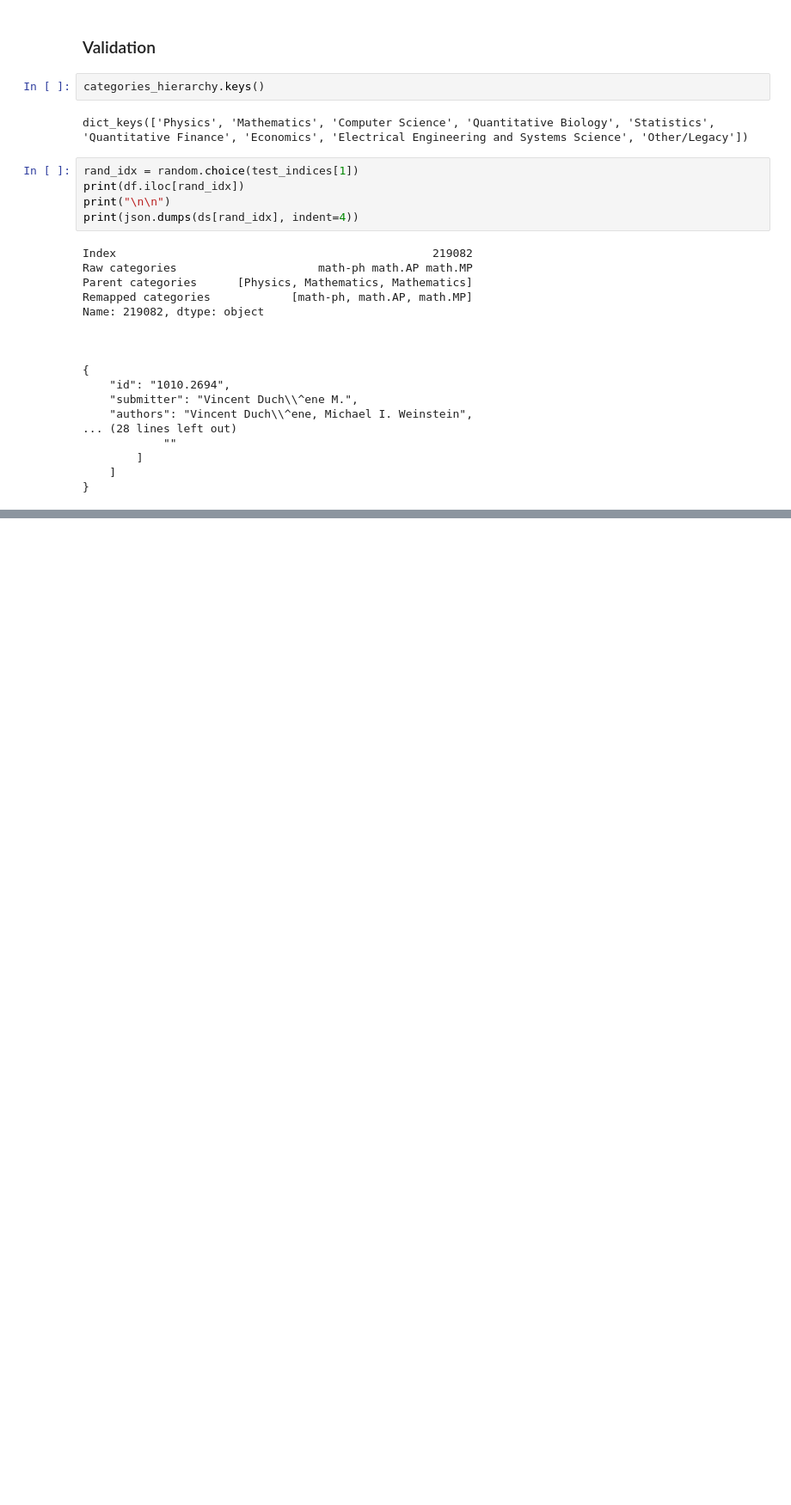
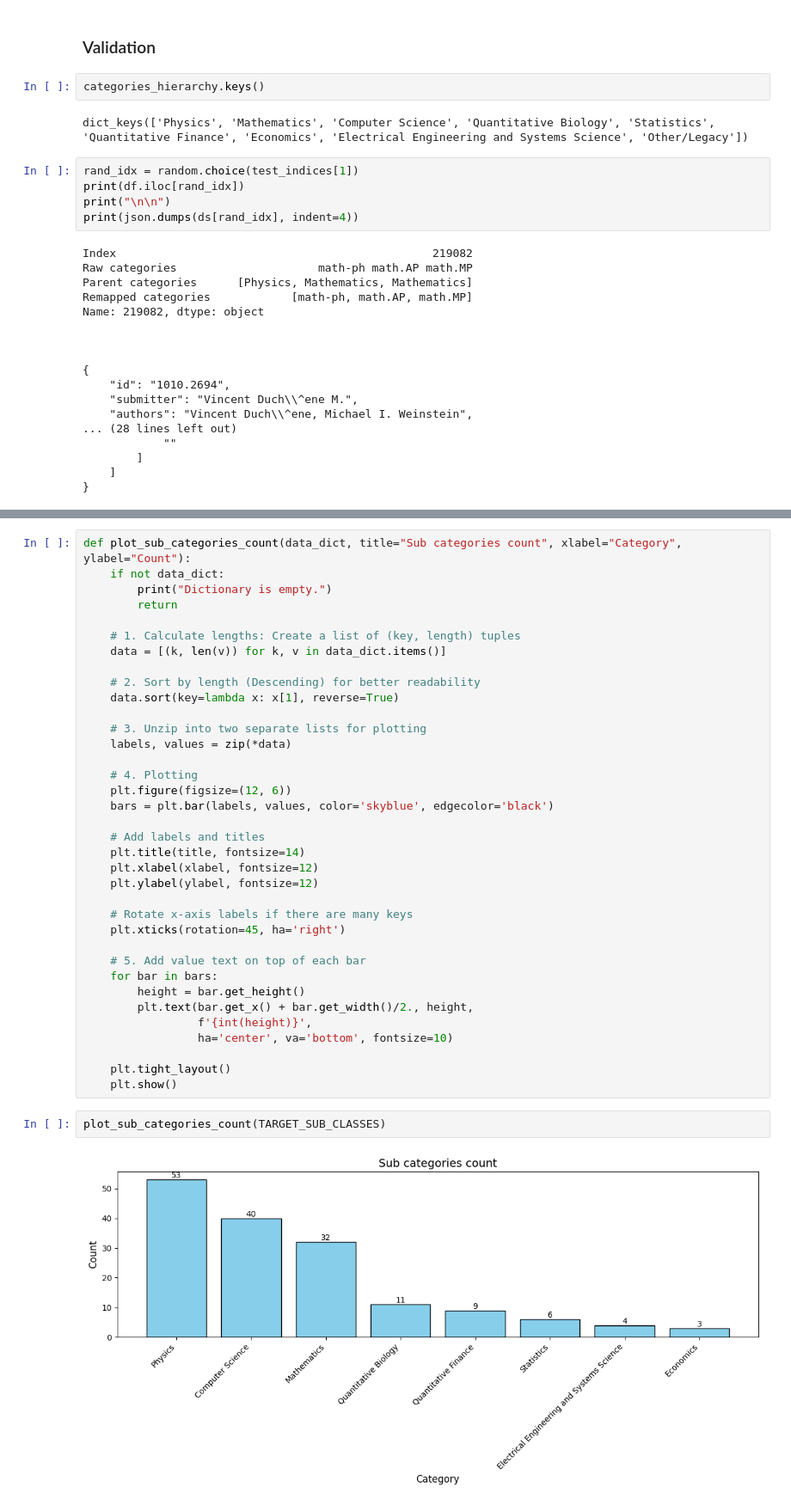
Before and after one commit to ShtiliyanUzunov/proj_irisai_interview, a Jupyter notebook: data_selection.ipynb, the cells around one changed output, grey strips where cells are left out. Shown at 86% size. Drawn from its saved outputs; the diff is of its cells as text; blank space fills up the shorter version.

```diff
--- a/data_selection.ipynb
+++ b/data_selection.ipynb
@@ -180,0 +200,40 @@ Name: 219082, dtype: object
+# %%
+def plot_sub_categories_count(data_dict, title="Sub categories count", xlabel="Category", ylabel="Count"):
+    if not data_dict:
+        print("Dictionary is empty.")
+        return
+
+    # 1. Calculate lengths: Create a list of (key, length) tuples
+    data = [(k, len(v)) for k, v in data_dict.items()]
+
+    # 2. Sort by length (Descending) for better readability
+    data.sort(key=lambda x: x[1], reverse=True)
+
+    # 3. Unzip into two separate lists for plotting
+    labels, values = zip(*data)
+
+    # 4. Plotting
+    plt.figure(figsize=(12, 6))
+    bars = plt.bar(labels, values, color='skyblue', edgecolor='black')
+
+    # Add labels and titles
+    plt.title(title, fontsize=14)
+    plt.xlabel(xlabel, fontsize=12)
+    plt.ylabel(ylabel, fontsize=12)
+
+    # Rotate x-axis labels if there are many keys
+    plt.xticks(rotation=45, ha='right')
+
+    # 5. Add value text on top of each bar
+    for bar in bars:
+        height = bar.get_height()
+        plt.text(bar.get_x() + bar.get_width()/2., height,
+                 f'{int(height)}',
+                 ha='center', va='bottom', fontsize=10)
+
+    plt.tight_layout()
+    plt.show()
+# %%
+plot_sub_categories_count(TARGET_SUB_CLASSES)
+# %% [output]
+[figure, added]
```
Also changed, not shown: parts of 25 cells of this notebook, 1 other file.
